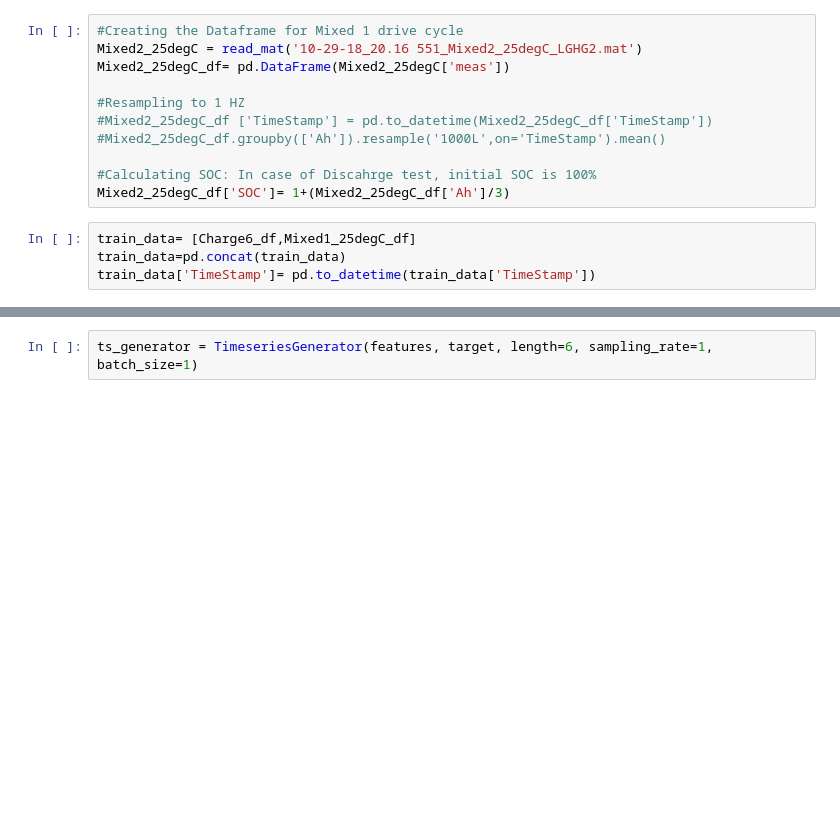
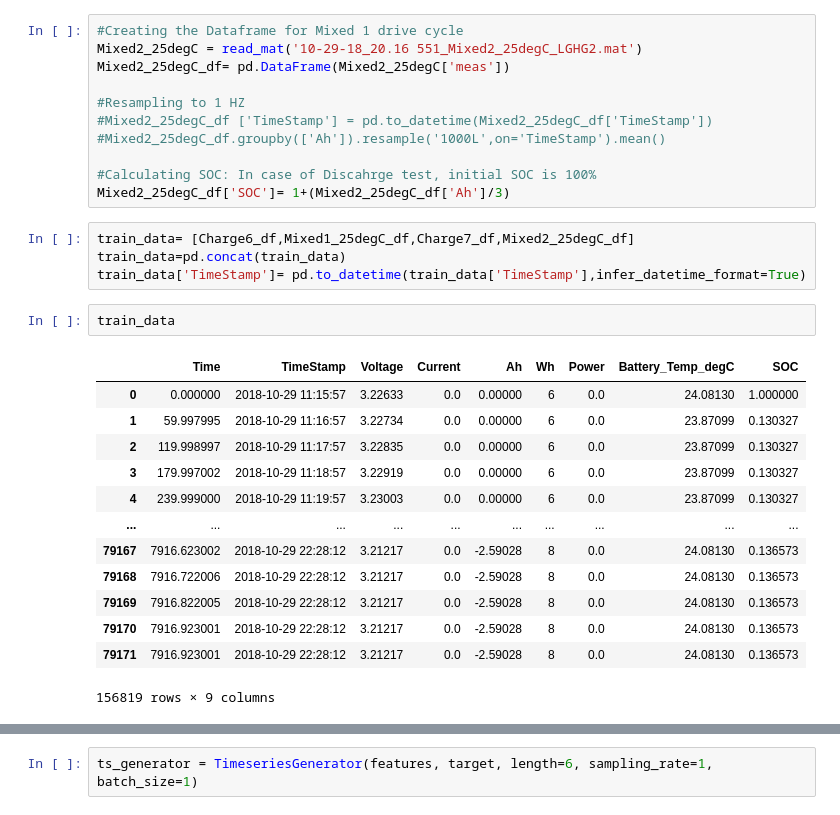
Before and after one commit to kamrulhuda/Time_Series_Analysis, a Jupyter notebook: LG_Time_Series_Functions_for_Sequencing.ipynb, the cells around one changed output, grey strips where cells are left out. Saved outputs shown, nothing was run; the diff lists cells and outputs as text; blank space fills up the shorter version.

```diff
--- a/LG_Time_Series_Functions_for_Sequencing.ipynb
+++ b/LG_Time_Series_Functions_for_Sequencing.ipynb
@@ -94,9 +108,25 @@ Mixed2_25degC_df= pd.DataFrame(Mixed2_25degC['meas'])
 #Calculating SOC: In case of Discahrge test, initial SOC is 100%
 Mixed2_25degC_df['SOC']= 1+(Mixed2_25degC_df['Ah']/3)
 # %%
-train_data= [Charge6_df,Mixed1_25degC_df]
+train_data= [Charge6_df,Mixed1_25degC_df,Charge7_df,Mixed2_25degC_df]
 train_data=pd.concat(train_data)
-train_data['TimeStamp']= pd.to_datetime(train_data['TimeStamp'])
+train_data['TimeStamp']= pd.to_datetime(train_data['TimeStamp'],infer_datetime_format=True)
+# %%
+train_data
+# %% [output]
+|  | Time | TimeStamp | Voltage | Current | Ah | Wh | Power | Battery_Temp_degC | SOC |
+| 0 | 0.000000 | 2018-10-29 11:15:57 | 3.22633 | 0.0 | 0.00000 | 6 | 0.0 | 24.08130 | 1.000000 |
+| 1 | 59.997995 | 2018-10-29 11:16:57 | 3.22734 | 0.0 | 0.00000 | 6 | 0.0 | 23.87099 | 0.130327 |
+| 2 | 119.998997 | 2018-10-29 11:17:57 | 3.22835 | 0.0 | 0.00000 | 6 | 0.0 | 23.87099 | 0.130327 |
+| 3 | 179.997002 | 2018-10-29 11:18:57 | 3.22919 | 0.0 | 0.00000 | 6 | 0.0 | 23.87099 | 0.130327 |
+| 4 | 239.999000 | 2018-10-29 11:19:57 | 3.23003 | 0.0 | 0.00000 | 6 | 0.0 | 23.87099 | 0.130327 |
+| ... | ... | ... | ... | ... | ... | ... | ... | ... | ... |
+| 79167 | 7916.623002 | 2018-10-29 22:28:12 | 3.21217 | 0.0 | -2.59028 | 8 | 0.0 | 24.08130 | 0.136573 |
+| 79168 | 7916.722006 | 2018-10-29 22:28:12 | 3.21217 | 0.0 | -2.59028 | 8 | 0.0 | 24.08130 | 0.136573 |
+| 79169 | 7916.822005 | 2018-10-29 22:28:12 | 3.21217 | 0.0 | -2.59028 | 8 | 0.0 | 24.08130 | 0.136573 |
+| 79170 | 7916.923001 | 2018-10-29 22:28:12 | 3.21217 | 0.0 | -2.59028 | 8 | 0.0 | 24.08130 | 0.136573 |
+| 79171 | 7916.923001 | 2018-10-29 22:28:12 | 3.21217 | 0.0 | -2.59028 | 8 | 0.0 | 24.08130 | 0.136573 |
+156819 rows × 9 columns
 # %%
 train_data.info()
 # %% [output]
```
Also changed, not shown: parts of 30 cells of this notebook.
